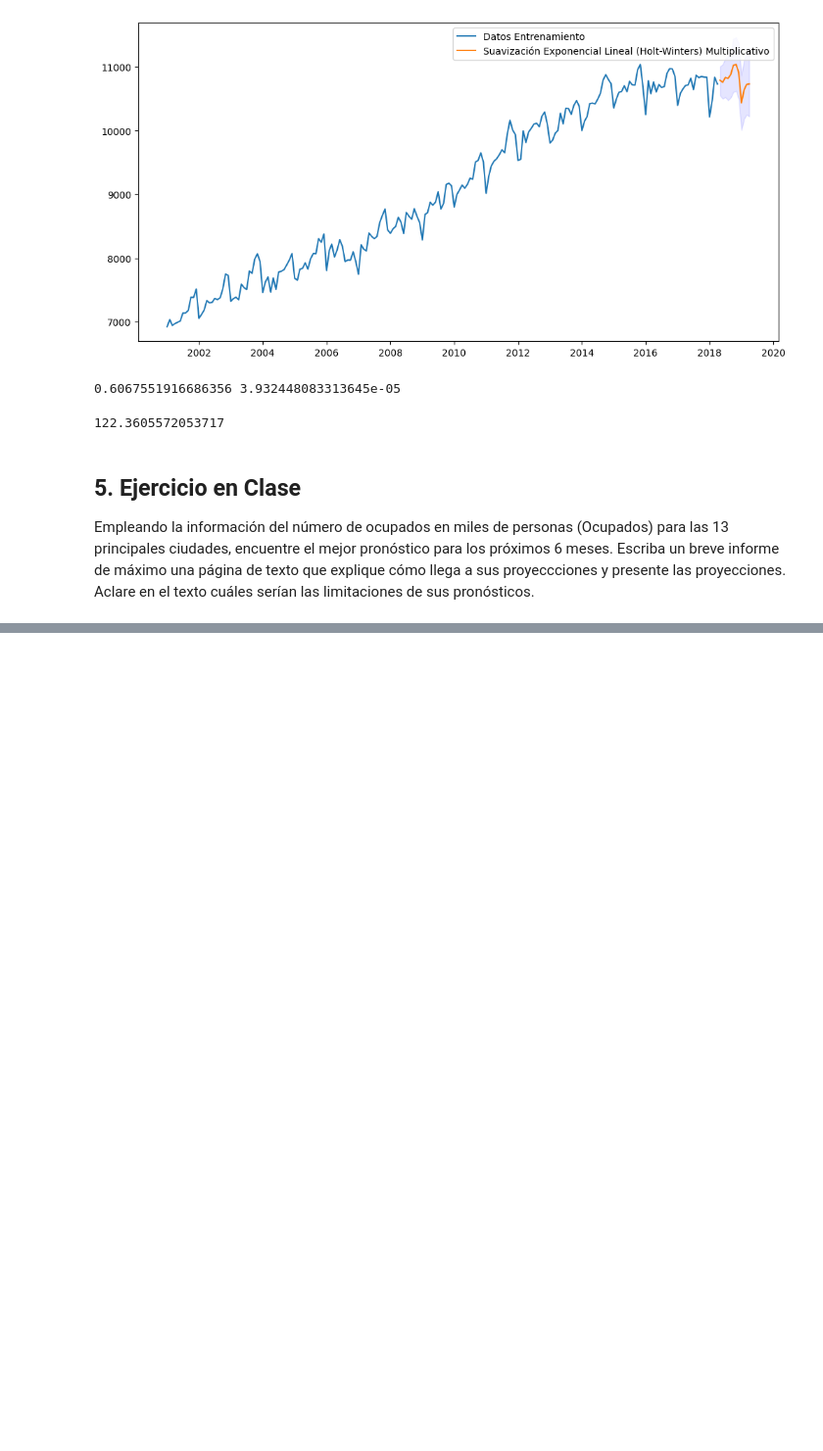
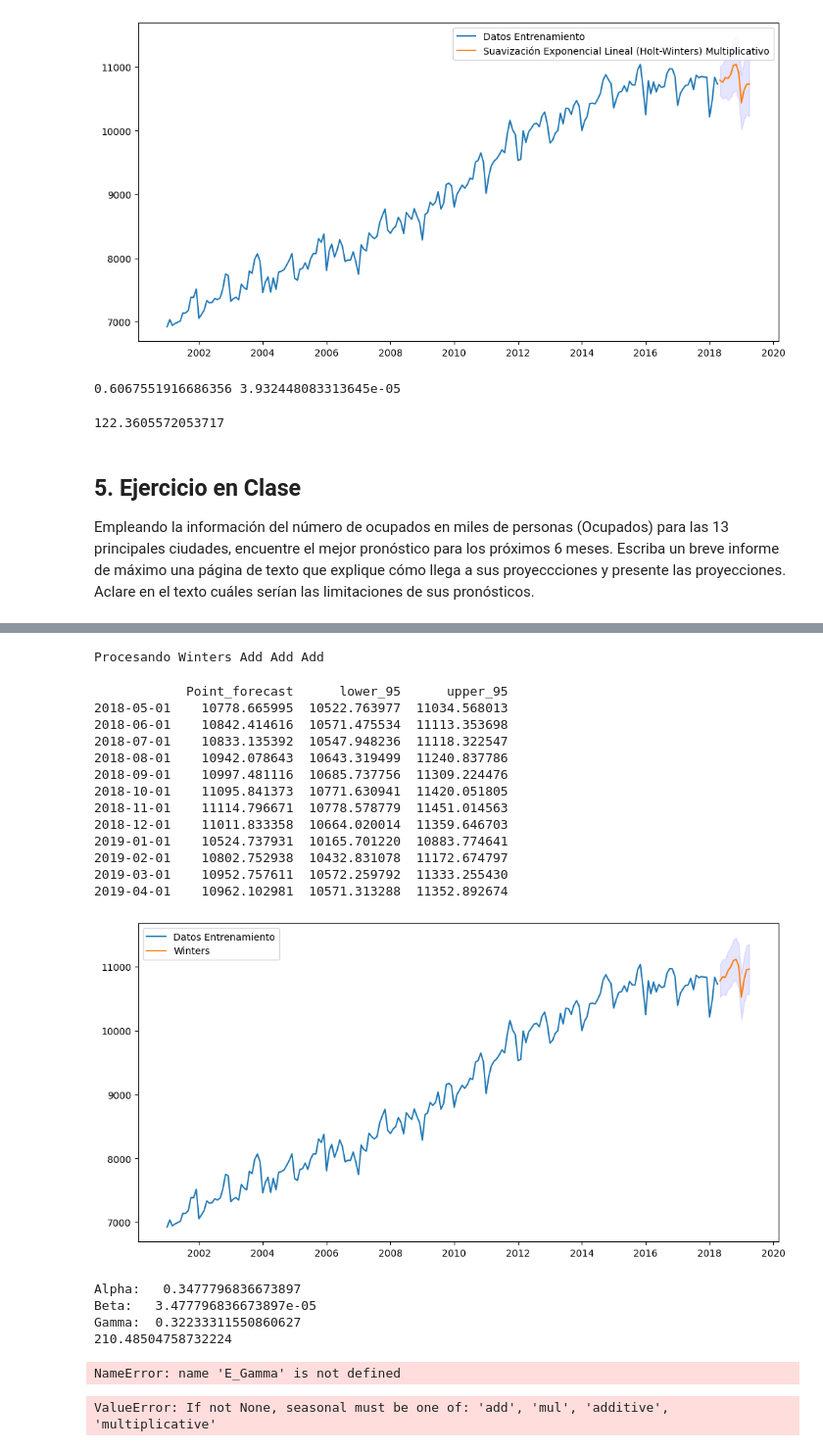
Before and after one commit to ajapontes/FDA_2_Taller_1, a Jupyter notebook: Pronostico Ocupados.ipynb, the cells around one changed output, grey strips where cells are left out. Shown at 98% size. Saved outputs shown, nothing was run; the diff lists cells and outputs as text; code cells hidden in the pictures; blank space fills up the shorter version.

```diff
--- a/Pronostico Ocupados.ipynb
+++ b/Pronostico Ocupados.ipynb
@@ -422,0 +542,30 @@ Empleando la información del número de ocupados en miles de personas (Ocupados
+# %%
+for i in Array_Options:
+  calculo(train_Ocupados, i[0], i[1], i[2], i[3])
+# %% [output]
+Procesando Winters Add Add Add
+            Point_forecast      lower_95      upper_95
+2018-05-01    10778.665995  10522.763977  11034.568013
+2018-06-01    10842.414616  10571.475534  11113.353698
+2018-07-01    10833.135392  10547.948236  11118.322547
+2018-08-01    10942.078643  10643.319499  11240.837786
+2018-09-01    10997.481116  10685.737756  11309.224476
+2018-10-01    11095.841373  10771.630941  11420.051805
+2018-11-01    11114.796671  10778.578779  11451.014563
+2018-12-01    11011.833358  10664.020014  11359.646703
+2019-01-01    10524.737931  10165.701220  10883.774641
+2019-02-01    10802.752938  10432.831078  11172.674797
+2019-03-01    10952.757611  10572.259792  11333.255430
+2019-04-01    10962.102981  10571.313288  11352.892674
+[figure, added]
+Alpha:   0.3477796836673897
+Beta:   3.477796836673897e-05
+Gamma:  0.32233311550860627
+210.48504758732224
+NameError: name 'E_Gamma' is not defined
+# %%
+ets_model = ETSModel(endog=train_Ocupados["Ocupados"],error='add',trend="add",seasonal='')
+ets_result = ets_model.fit()
+print(ets_result.alpha,ets_result.beta,ets_result.gamma)
+# %% [output]
+ValueError: If not None, seasonal must be one of: 'add', 'mul', 'additive', 'multiplicative'
```
Also changed, not shown: parts of 3 cells of this notebook.
